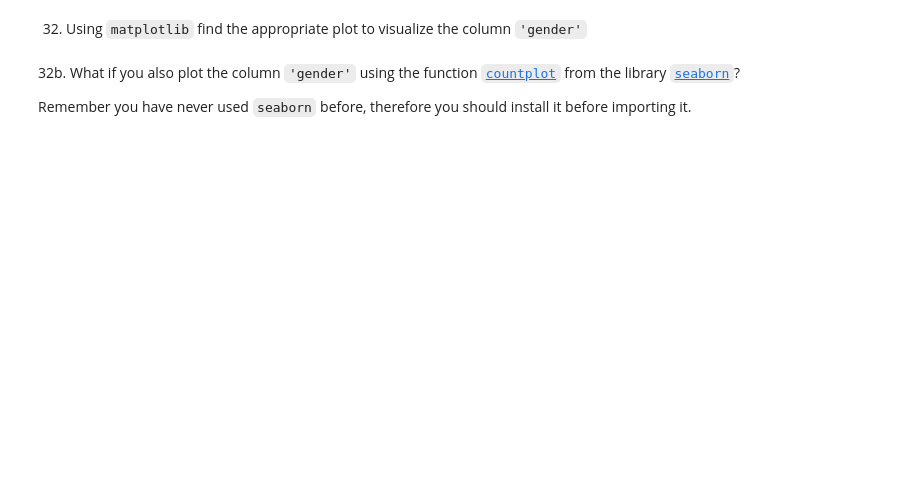
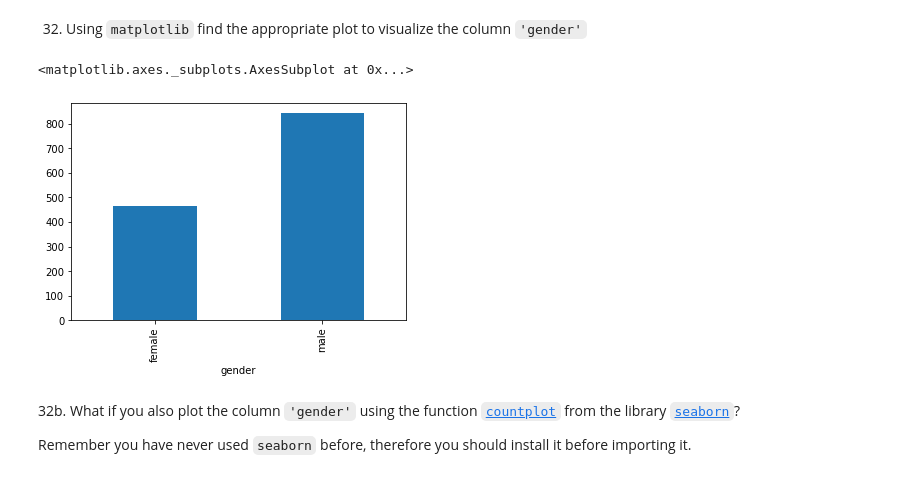
Before and after one commit to Jalex-Yestera/datascience-thebridge, a Jupyter notebook: week5/day5/exercises/pandas/titanic/Titanic-exercise.ipynb, the cells around one changed output. Saved outputs shown, nothing was run; the diff lists cells and outputs as text; code cells hidden in the pictures; blank space fills up the shorter version.

```diff
--- a/week5/day5/exercises/pandas/titanic/Titanic-exercise.ipynb
+++ b/week5/day5/exercises/pandas/titanic/Titanic-exercise.ipynb
@@ -562,3 +590,11 @@ Hint: There were two people with the same name, who?
+# %%
+#your code
+titanic.rename(columns = {"sex":"gender"}, inplace = True)
+p = titanic.groupby("gender").size().plot(kind='bar')
+p
+# %% [output]
+<matplotlib.axes._subplots.AxesSubplot at 0x...>
+[figure, added]
 # %% [markdown]
 32b. What if you also plot the column `'gender'` using the function [`countplot`](https://seaborn.pydata.org/generated/seaborn.countplot.html) from the library [`seaborn`](https://seaborn.pydata.org/)?
 
```
Also changed, not shown: parts of 18 cells of this notebook, 3 other files.
